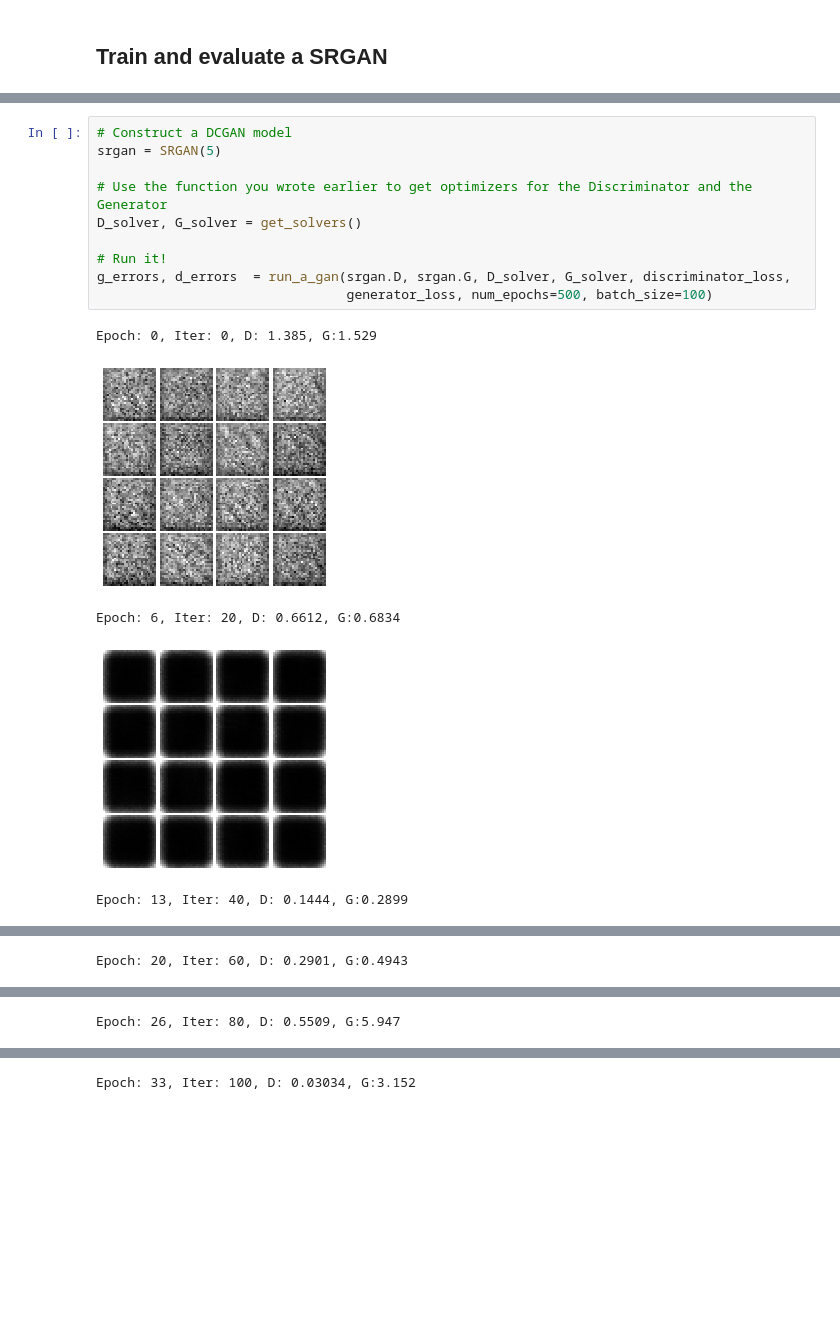
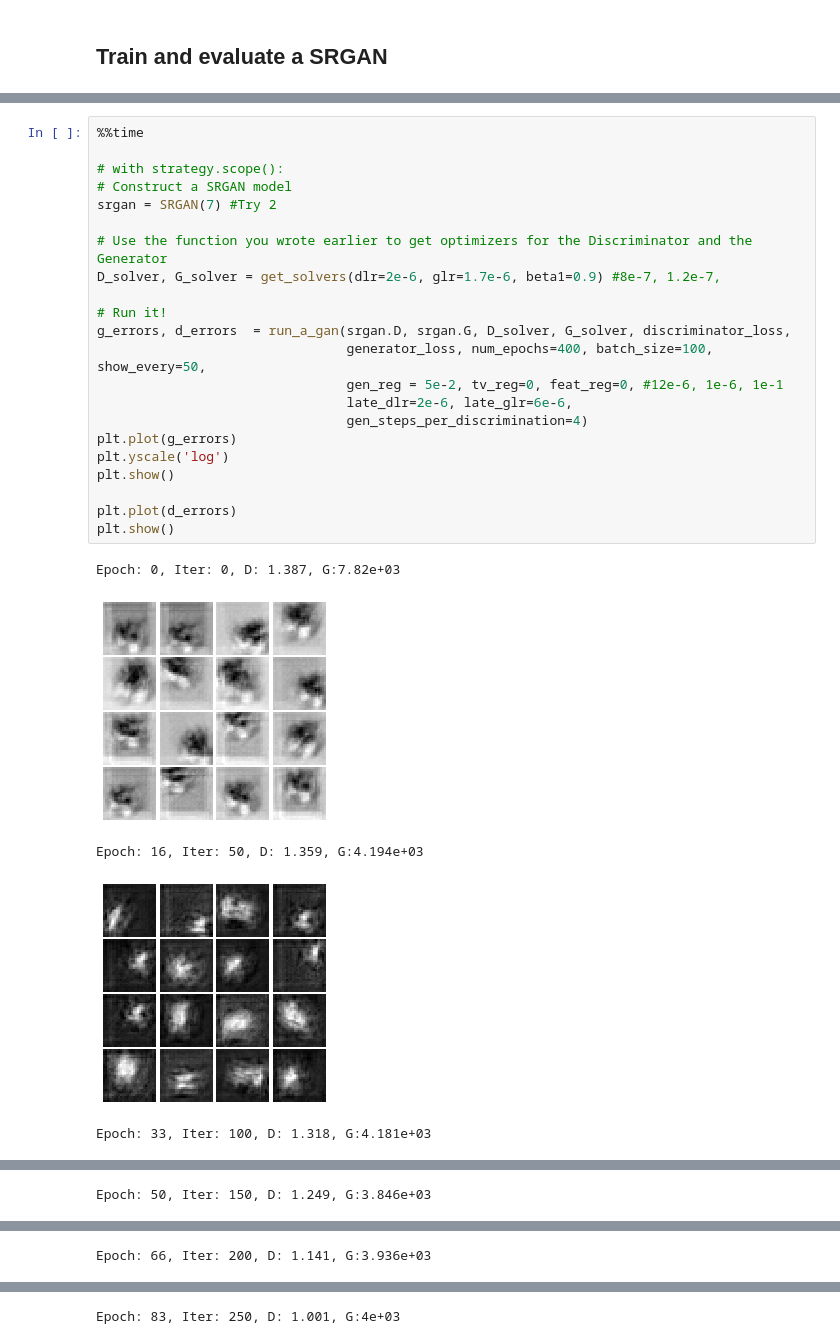
Before and after one commit to priyakasimbeg/cs231n, a Jupyter notebook: deployGAN.ipynb, the cells around one changed output, grey strips where cells are left out. Drawn from its saved outputs; the diff is of its cells as text; blank space fills up the shorter version.

```diff
--- a/deployGAN.ipynb
+++ b/deployGAN.ipynb
@@ -28,16 +40,28 @@ Final images
 # %%
-# Construct a DCGAN model
-srgan = SRGAN(5)
+%%time
+
+# with strategy.scope():
+# Construct a SRGAN model
+srgan = SRGAN(7) #Try 2
 
 # Use the function you wrote earlier to get optimizers for the Discriminator and the Generator
-D_solver, G_solver = get_solvers()
+D_solver, G_solver = get_solvers(dlr=2e-6, glr=1.7e-6, beta1=0.9) #8e-7, 1.2e-7,
 
 # Run it!
 g_errors, d_errors  = run_a_gan(srgan.D, srgan.G, D_solver, G_solver, discriminator_loss,
-                                generator_loss, num_epochs=500, batch_size=100)
+                                generator_loss, num_epochs=400, batch_size=100, show_every=50,
+                                gen_reg = 5e-2, tv_reg=0, feat_reg=0, #12e-6, 1e-6, 1e-1
+                                late_dlr=2e-6, late_glr=6e-6,
+                                gen_steps_per_discrimination=4)
+plt.plot(g_errors)
+plt.yscale('log')
+plt.show()
+
+plt.plot(d_errors)
+plt.show()
 # %% [output]
-Epoch: 0, Iter: 0, D: 1.385, G:1.529
+Epoch: 0, Iter: 0, D: 1.387, G:7.82e+03
-[figure, old version]
+[figure, new version]
-Epoch: 6, Iter: 20, D: 0.6612, G:0.6834
+Epoch: 16, Iter: 50, D: 1.359, G:4.194e+03
-[figure, old version]
+[figure, new version]
-Epoch: 13, Iter: 40, D: 0.1444, G:0.2899
+Epoch: 33, Iter: 100, D: 1.318, G:4.181e+03
@@ -45 +69 @@ Epoch: 13, Iter: 40, D: 0.1444, G:0.2899
-Epoch: 20, Iter: 60, D: 0.2901, G:0.4943
+Epoch: 50, Iter: 150, D: 1.249, G:3.846e+03
@@ -47 +71 @@ Epoch: 20, Iter: 60, D: 0.2901, G:0.4943
-Epoch: 26, Iter: 80, D: 0.5509, G:5.947
+Epoch: 66, Iter: 200, D: 1.141, G:3.936e+03
@@ -49 +73 @@ Epoch: 26, Iter: 80, D: 0.5509, G:5.947
-Epoch: 33, Iter: 100, D: 0.03034, G:3.152
+Epoch: 83, Iter: 250, D: 1.001, G:4e+03
```
Also changed, not shown: parts of 7 cells of this notebook, 1 other file.
